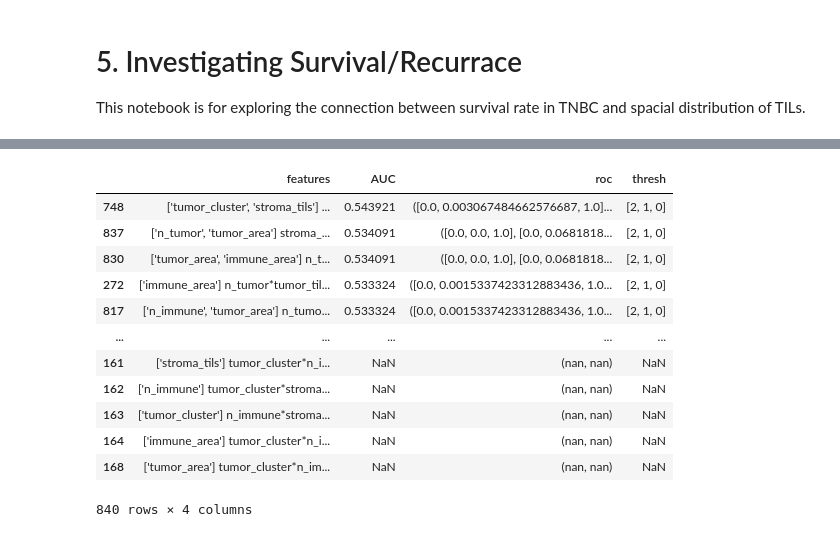
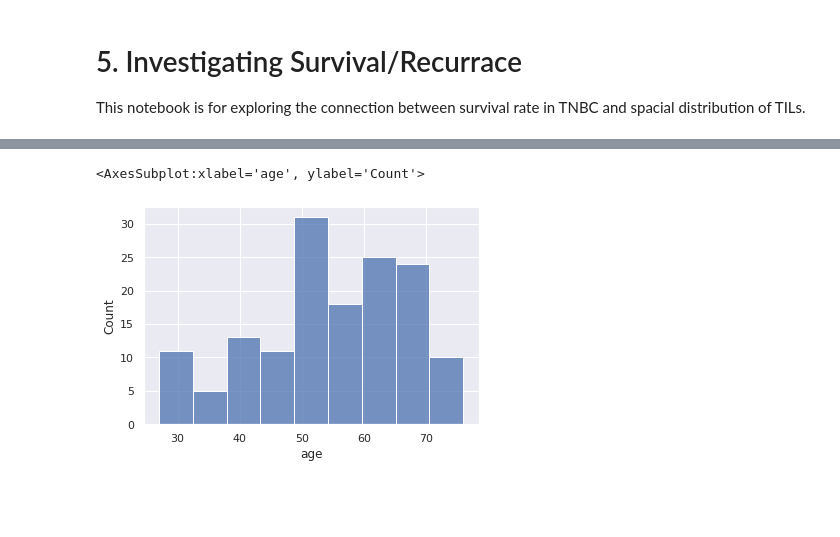
Before and after one commit to karvla/histosnet, a Jupyter notebook: notebooks/5. Investigating Survival.ipynb, the cells around one changed output, grey strips where cells are left out. Saved outputs shown, nothing was run; the diff lists cells and outputs as text; code cells hidden in the pictures; blank space fills up the shorter version.

Commit message:
feat: feature combinations

```diff
--- a/notebooks/5. Investigating Survival.ipynb
+++ b/notebooks/5. Investigating Survival.ipynb
@@ -248,0 +218,3 @@ sns.scatterplot(
+# %%
+df_treated["st/ni"] =  df_treated["stroma_tils"] / df_treated["n_immune"]
+sns.scatterplot(data=df_treated, x="st/ni", y="tumor_tils", hue="distant_relapse")
@@ -357,69 +368,5 @@ df_all = make_dataframe('./wsi_unet_quip_10000_0.05_5_1.0_800.feather', 100, 100
-# %%
-from itertools import combinations, chain, product, permutations
-from tqdm import tqdm
-group = ["local_relapse"]
-
-features = [
-    #"TILs helsnitt",
-    "immune_cluster",
-    "tumor_cluster",
-    "n_immune",
-    "n_tumor",
-    "stroma_tils",
-    "tumor_tils",
-    "tumor_area",
-    "immune_area"
-]
-
-df_treated = df_all[df_all["treated"] == 1]
-
-d = []
-pd.options.mode.chained_assignment = None
-
-def pred(features, interacting):
-    features = list(features)
-    interacting = list(interacting)
-
-    df = df_treated[group + features + interacting]
-    if interacting:
-        df["*".join(interacting)] = df.loc[:, interacting].prod(1)
-        df.drop(interacting,1)
-
-    df = df.dropna()
-    y = df[group]
-    X = df.drop(group, 1)
-    try:
-        true, pred = logit(y.values, X.values)
-        return roc_auc_score(true, pred), roc_curve(true, pred)
-    except:
-        return np.NaN, (np.NaN, np.NaN, np.NaN)
-
-interact = []
-for f in tqdm(list(chain(*[combinations(features, i) for i in [4,5]]))):
-    for interact in combinations(f, 3):
-        feat = [j for j in f if j not in interact]
-        auc, (tpr, fpr, thresholds)  = pred(feat, interact)
-        d.append({
-            "features" : f"{feat} {\'*\'.join(interact)}",
-            "AUC" : auc,
-            "roc" : (tpr, fpr),
-            "thresh" : thresholds,
-        })
-
-pd.set_option('max_colwidth', 200)
-df2 = pd.DataFrame(d).sort_values("AUC", ascending=False)
-df2
-# %% [output]
-|  | features | AUC | roc | thresh |
-| 748 | ['tumor_cluster', 'stroma_tils'] ... | 0.543921 | ([0.0, 0.003067484662576687, 1.0]... | [2, 1, 0] |
-| 837 | ['n_tumor', 'tumor_area'] stroma_... | 0.534091 | ([0.0, 0.0, 1.0], [0.0, 0.0681818... | [2, 1, 0] |
-| 830 | ['tumor_area', 'immune_area'] n_t... | 0.534091 | ([0.0, 0.0, 1.0], [0.0, 0.0681818... | [2, 1, 0] |
-| 272 | ['immune_area'] n_tumor*tumor_til... | 0.533324 | ([0.0, 0.0015337423312883436, 1.0... | [2, 1, 0] |
-| 817 | ['n_immune', 'tumor_area'] n_tumo... | 0.533324 | ([0.0, 0.0015337423312883436, 1.0... | [2, 1, 0] |
-| ... | ... | ... | ... | ... |
-| 161 | ['stroma_tils'] tumor_cluster*n_i... | NaN | (nan, nan) | NaN |
-| 162 | ['n_immune'] tumor_cluster*stroma... | NaN | (nan, nan) | NaN |
-| 163 | ['tumor_cluster'] n_immune*stroma... | NaN | (nan, nan) | NaN |
-| 164 | ['immune_area'] tumor_cluster*n_i... | NaN | (nan, nan) | NaN |
-| 168 | ['tumor_area'] tumor_cluster*n_im... | NaN | (nan, nan) | NaN |
-840 rows × 4 columns
+# %%
+sns.histplot(data=df_treated, x="age")
+# %% [output]
+<AxesSubplot:xlabel='age', ylabel='Count'>
+[figure, added]
```
Also changed, not shown: parts of 26 cells of this notebook.
